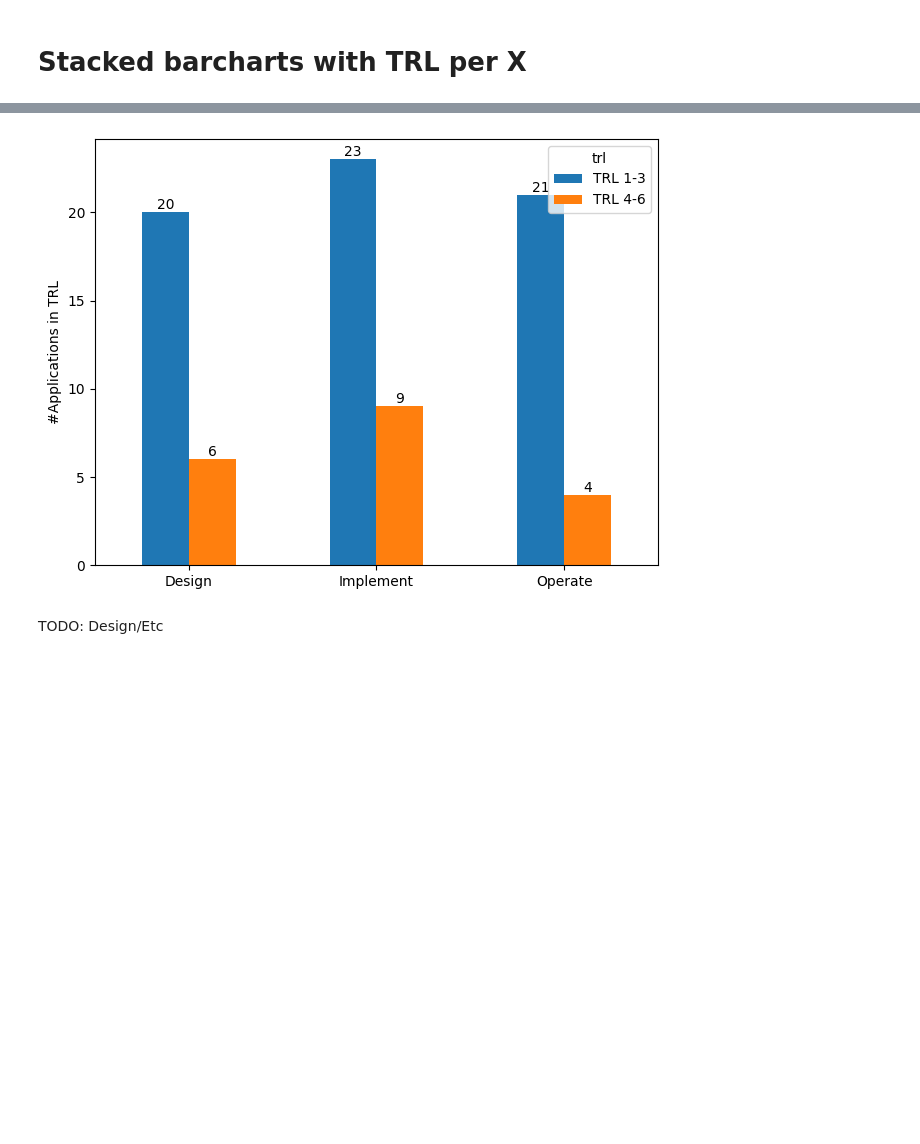
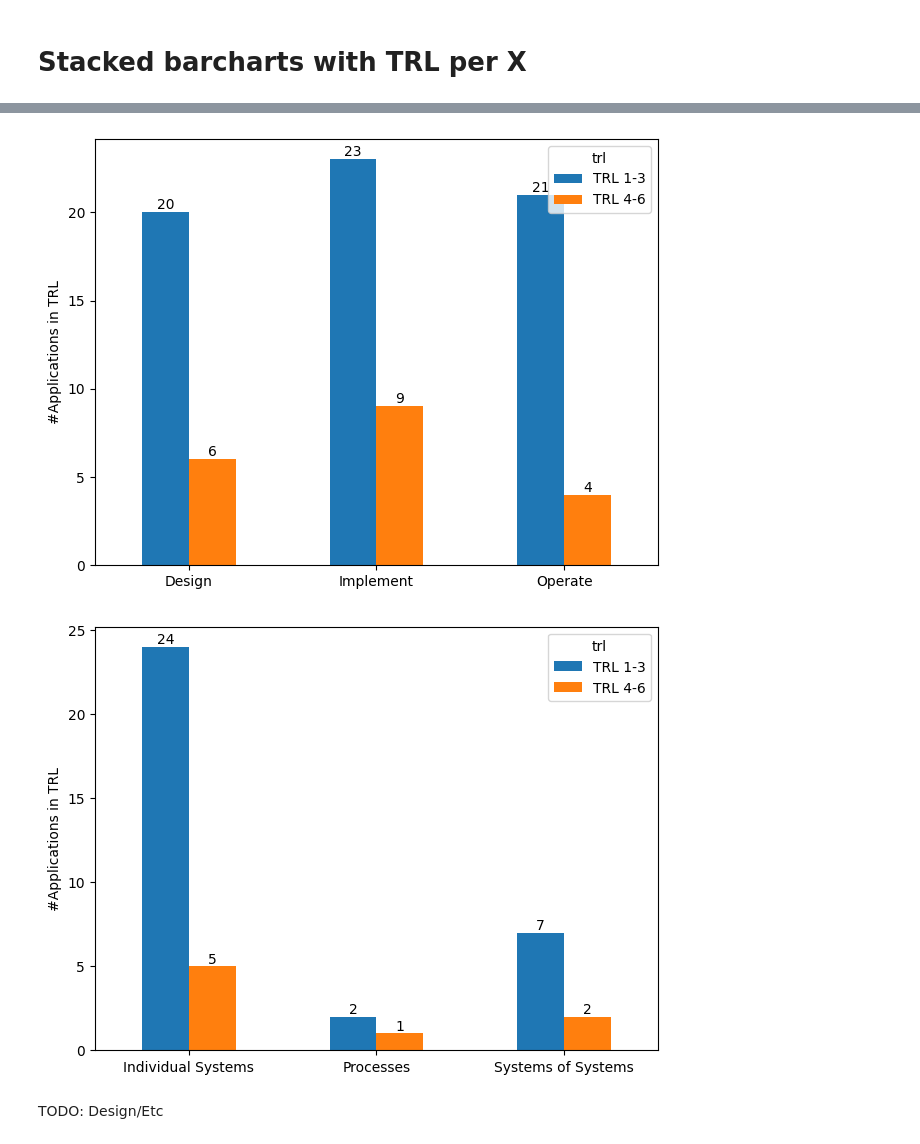
Before and after one commit to cdl-mint/mde4dts, a Jupyter notebook: visualizations_Jingxi_2.ipynb, the cells around one changed output, grey strips where cells are left out. Drawn from its saved outputs; the diff is of its cells as text; code cells hidden in the pictures; blank space fills up the shorter version.

```diff
--- a/visualizations_Jingxi_2.ipynb
+++ b/visualizations_Jingxi_2.ipynb
@@ -478,6 +478,7 @@ mde_trl = pd.DataFrame(columns = ['value', 'trl'])
 domain_trl = pd.DataFrame(columns = ['value', 'trl'])
 slcp_trl = pd.DataFrame(columns = ['value', 'trl'])
 tlcp_trl = pd.DataFrame(columns = ['value', 'trl'])
+tt_trl = pd.DataFrame(columns = ['value', 'trl'])
 
 with open("target/json/data_consolidated_semistructured__3.json", 'r') as json_file:
     data_semistr = json.load(json_file)
@@ -487,11 +488,15 @@ with open("target/json/data_consolidated_semistructured__3.json", 'r') as json_f
 mde_techniques = data["model processing technique"].value_counts().index.tolist()
 for title, contents in data_semistr.items():
     domain = contents["use case domain"]
+    tt = contents["twinning target"]
     #print(domain)
     trl = contents["Technological Readiness Level"]
 
     new_line = pd.DataFrame([{"value": domain, 'trl': trl}])
     domain_trl = pd.concat([domain_trl, new_line], ignore_index=True)
+
+    new_line = pd.DataFrame([{"value": tt, 'trl': trl}])
+    tt_trl = pd.concat([tt_trl, new_line], ignore_index=True)
 
     lang = contents["modeling language"]
     ### bugged
@@ -581,33 +586,45 @@ for x in tlcp_trl['value']:
             trl = tlcp_trl.loc[index]['trl']
             for val in values:
                 new_line = pd.DataFrame([{"value": val, "trl": trl}])
                 tlcp_trl = pd.concat([tlcp_trl, new_line], ignore_index=True)
     index += 1
 tlcp_trl = tlcp_trl.drop(indexlist)
 ax = tlcp_trl.groupby(['value','trl']).size().unstack().plot(kind='bar', stacked=False, ax=axes,rot= 0,
                                                                                      ylabel="#Applications in TRL",  xlabel="")#title="TRL per DT LCP",
 for container in ax.containers:
     ax.bar_label(container)
 plt.tight_layout()
 plt.savefig(destination_folder+"TLCP_TRL_barchart.jpg")
 
 #############################
 
 fig, axes = plt.subplots()
 slcp_trl = slcp_trl.groupby(['value','trl']).filter(lambda x : len(x) > 2)
 ax = slcp_trl.groupby(['value','trl']).size().unstack().plot(kind='bar', stacked=False, ax=axes,rot= 0,
                                                                          ylabel="#Applications in TRL",  xlabel="")#title="TRL per S LCP",
 #plt.title('# Distribution of MDE techniques amongst domains')
 for container in ax.containers:
     ax.bar_label(container)
 plt.tight_layout()
 plt.savefig(destination_folder+"SLCP_TRL_barchart.jpg")
+
+############################
+fig, axes = plt.subplots()
+
+tt_trl = tt_trl#.groupby(['value','trl']).filter(lambda x : len(x) > 1)
+ax = tt_trl.groupby(['value','trl']).size().unstack().plot(kind='bar', stacked=False, ax=axes,rot= 0,
+                                                                                     ylabel="#Applications in TRL",  xlabel="")#title="TRL per modelling language",
+for container in ax.containers:
+    ax.bar_label(container)
+plt.tight_layout()
+plt.savefig(destination_folder+"TT_TRL_barchart.jpg")
 # %% [output]
 [figure]
 [figure]
 [figure]
 [figure]
 [figure]
+[figure, added]
 # %% [markdown]
 TODO: Design/Etc
 # %% [markdown]
```
Also changed, not shown: parts of 1 cell of this notebook, 3 other files.
